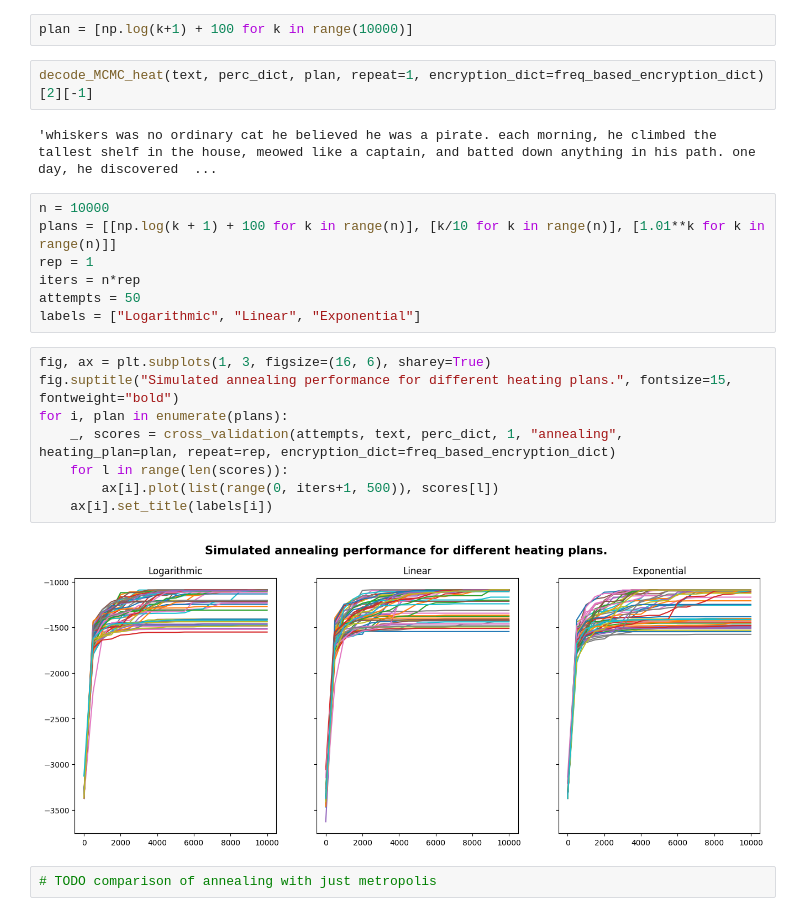
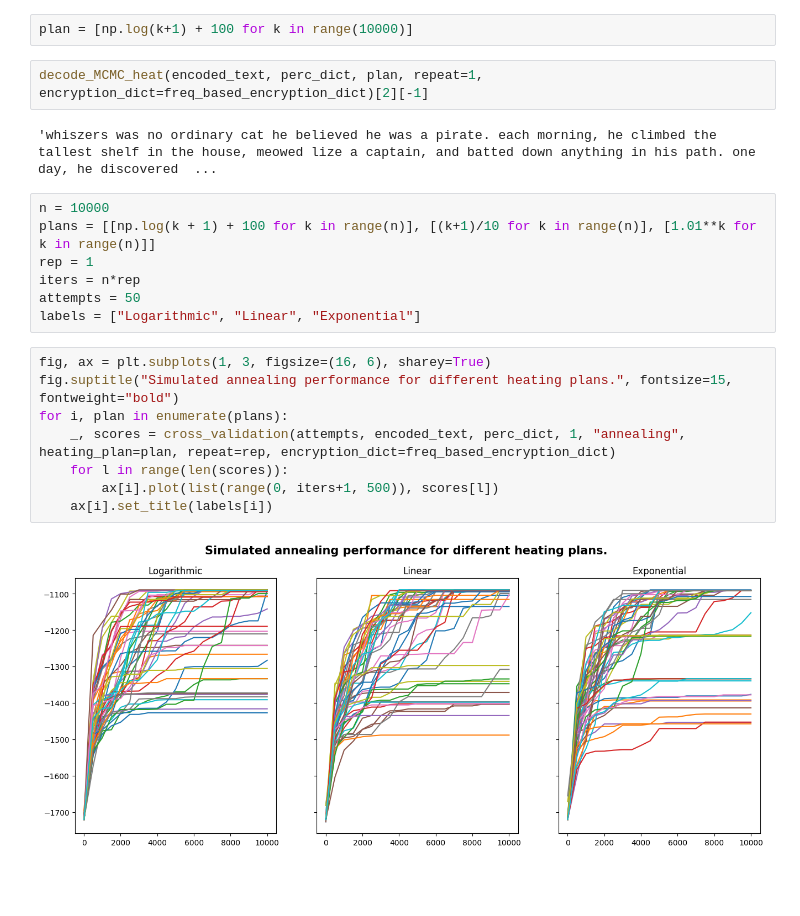
Before and after one commit to vecel/mcmc-decipher, a Jupyter notebook: notebooks/simulated_annealing_example.ipynb, the cells around one changed output. Drawn from its saved outputs; the diff is of its cells as text; blank space fills up the shorter version.

```diff
--- a/notebooks/simulated_annealing_example.ipynb
+++ b/notebooks/simulated_annealing_example.ipynb
@@ -29,12 +29,12 @@ freq_based_encryption_dict = {corpus_letters[i]: text_letters[i] for i in range(
 # %%
 plan = [np.log(k+1) + 100 for k in range(10000)]
 # %%
-decode_MCMC_heat(text, perc_dict, plan, repeat=1, encryption_dict=freq_based_encryption_dict)[2][-1]
+decode_MCMC_heat(encoded_text, perc_dict, plan, repeat=1, encryption_dict=freq_based_encryption_dict)[2][-1]
 # %% [output]
-'whiskers was no ordinary cat he believed he was a pirate. each morning, he climbed the tallest shelf in the house, meowed like a captain, and batted down anything in his path. one day, he discovered  ...
+'whiszers was no ordinary cat he believed he was a pirate. each morning, he climbed the tallest shelf in the house, meowed lize a captain, and batted down anything in his path. one day, he discovered  ...
 # %%
 n = 10000
-plans = [[np.log(k + 1) + 100 for k in range(n)], [k/10 for k in range(n)], [1.01**k for k in range(n)]]
+plans = [[np.log(k + 1) + 100 for k in range(n)], [(k+1)/10 for k in range(n)], [1.01**k for k in range(n)]]
 rep = 1
 iters = n*rep
 attempts = 50
@@ -42,12 +42,10 @@ labels = ["Logarithmic", "Linear", "Exponential"]
 # %%
 fig, ax = plt.subplots(1, 3, figsize=(16, 6), sharey=True)
 fig.suptitle("Simulated annealing performance for different heating plans.", fontsize=15, fontweight="bold")
 for i, plan in enumerate(plans):
-    _, scores = cross_validation(attempts, text, perc_dict, 1, "annealing", heating_plan=plan, repeat=rep, encryption_dict=freq_based_encryption_dict)
+    _, scores = cross_validation(attempts, encoded_text, perc_dict, 1, "annealing", heating_plan=plan, repeat=rep, encryption_dict=freq_based_encryption_dict)
     for l in range(len(scores)):
         ax[i].plot(list(range(0, iters+1, 500)), scores[l])
     ax[i].set_title(labels[i])
 # %% [output]
-[figure, old version]
+[figure, new version]
-# %%
-# TODO comparison of annealing with just metropolis
```
Also changed, not shown: parts of 2 cells of this notebook, 1 other file.
